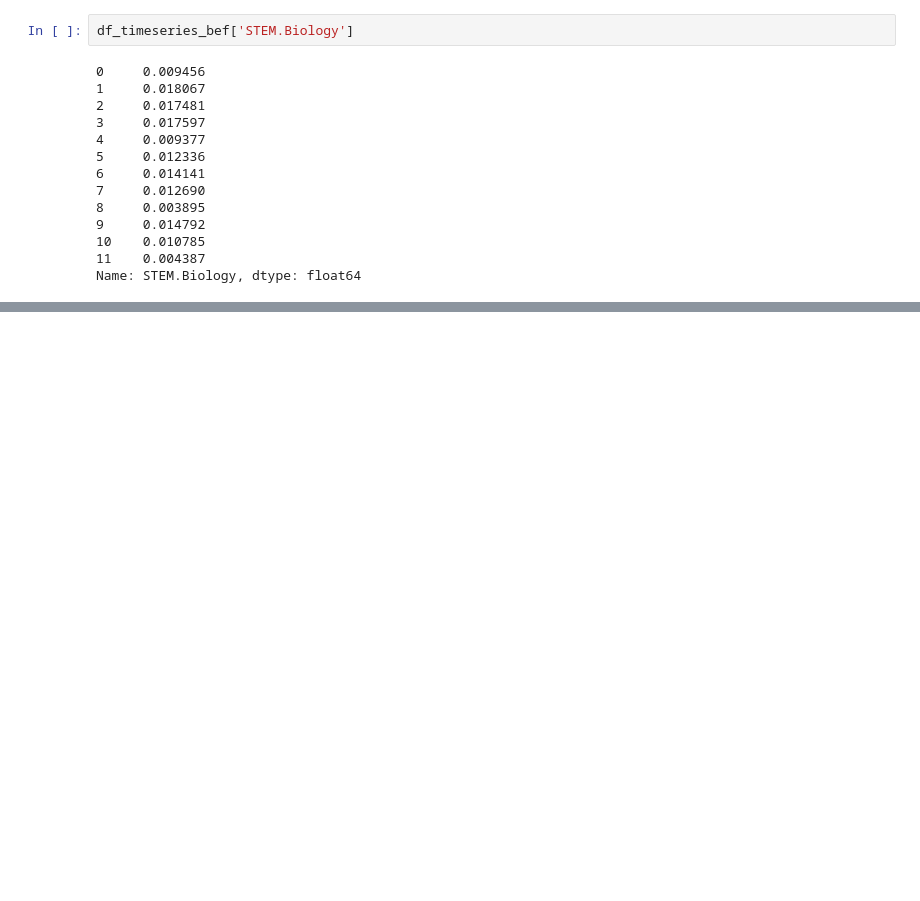
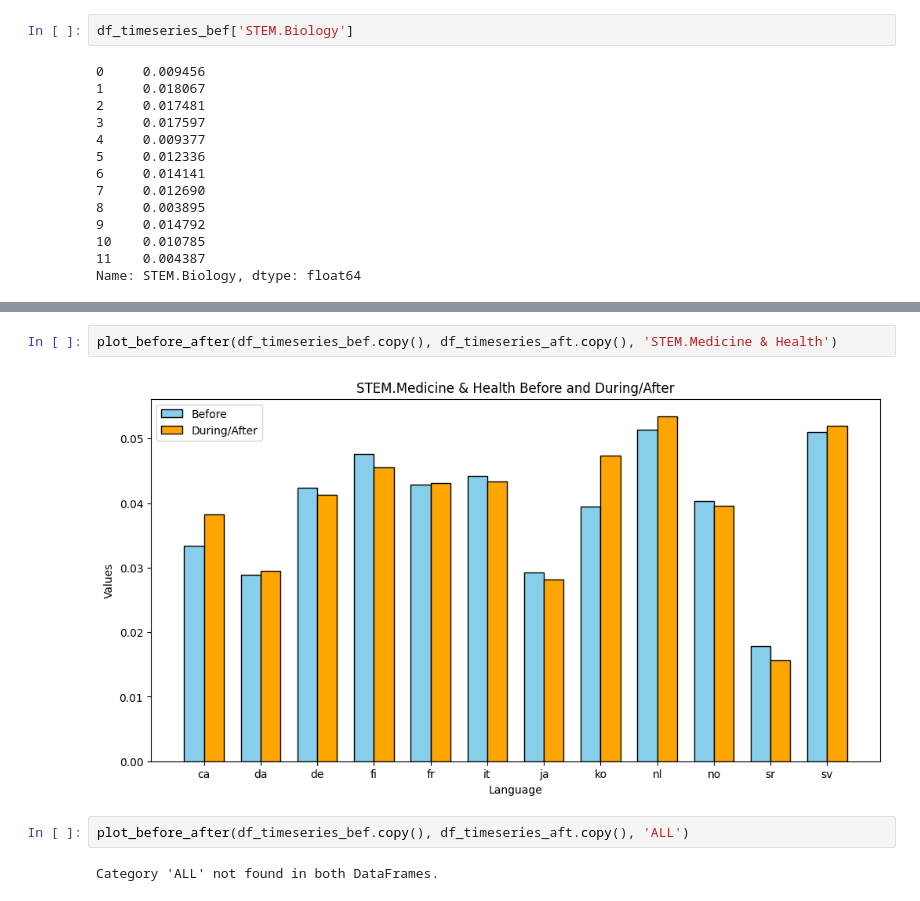
Before and after one commit to epfl-ada/ada-2023-project-rablashijupa, a Jupyter notebook: Step 2.ipynb, the cells around one changed output, grey strips where cells are left out. Saved outputs shown, nothing was run; the diff lists cells and outputs as text; blank space fills up the shorter version.

```diff
--- a/Step 2.ipynb
+++ b/Step 2.ipynb
@@ -545,0 +597,8 @@ plt.show()
+# %%
+plot_before_after(df_timeseries_bef.copy(), df_timeseries_aft.copy(), 'STEM.Medicine & Health')
+# %% [output]
+[figure, added]
+# %%
+plot_before_after(df_timeseries_bef.copy(), df_timeseries_aft.copy(), 'ALL')
+# %% [output]
+Category 'ALL' not found in both DataFrames.
```
Also changed, not shown: parts of 8 cells of this notebook.
